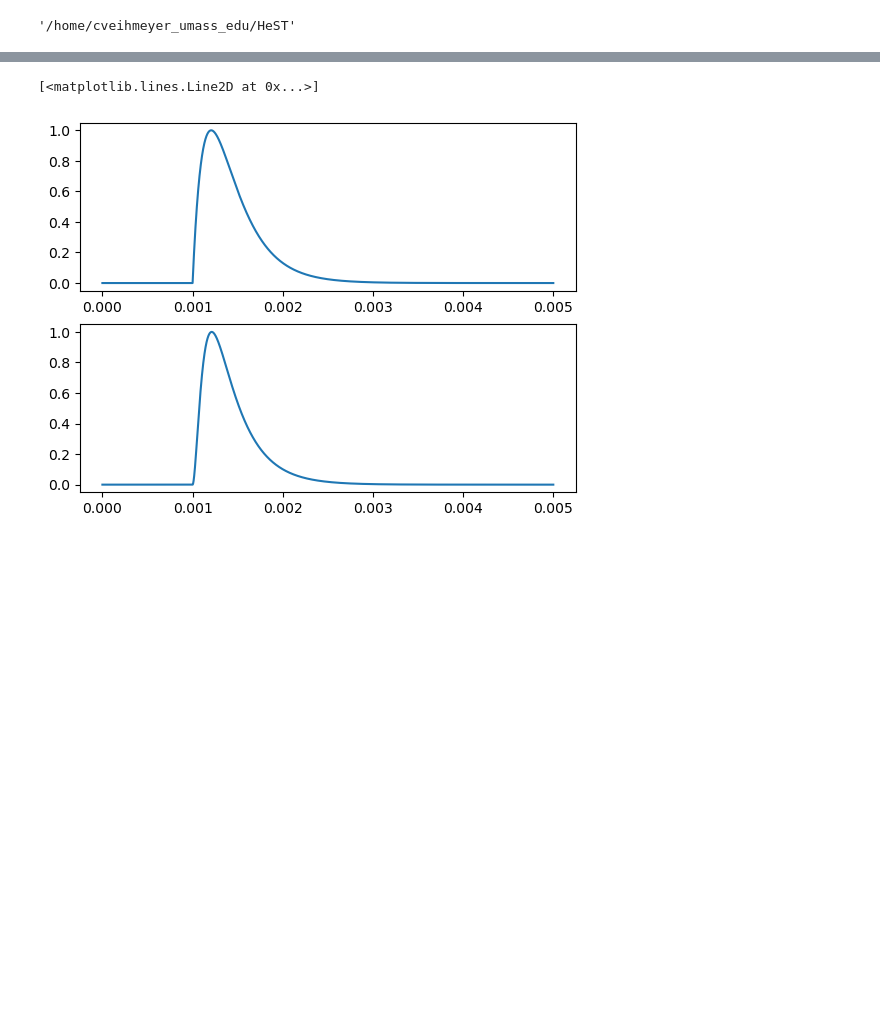
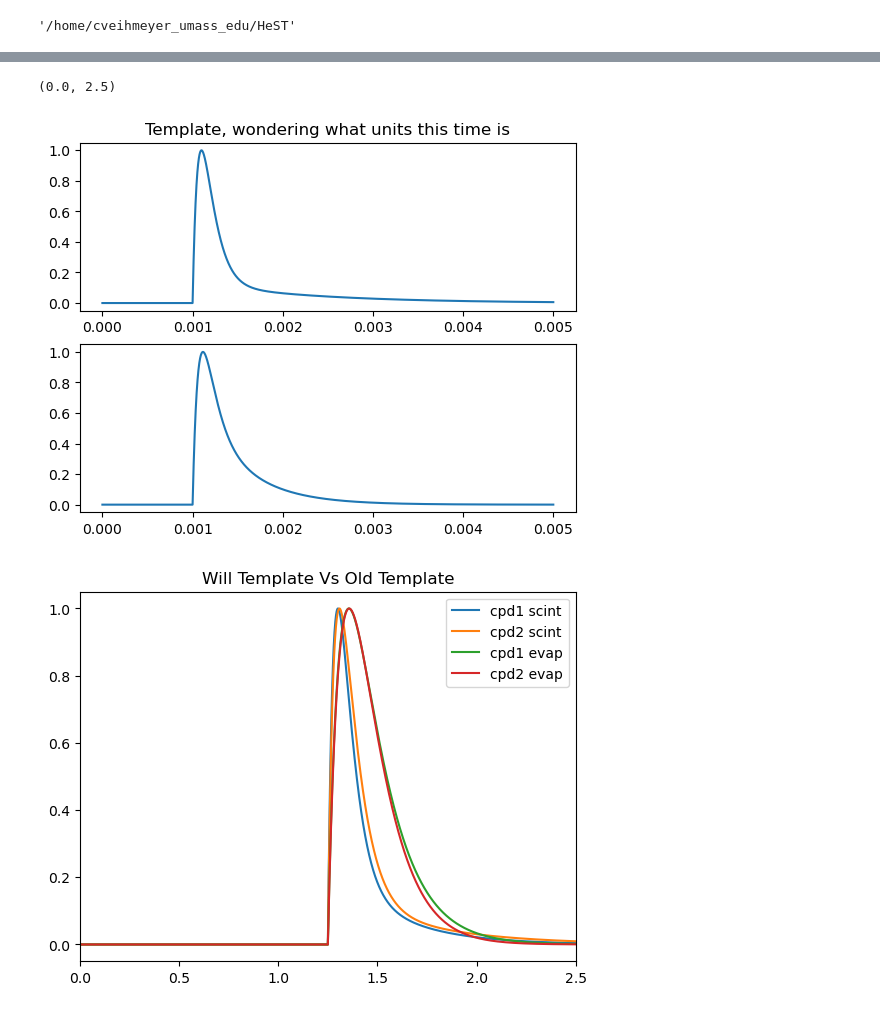
Before and after one commit to spice-herald/HeST, a Jupyter notebook: analysis/unity_analysis.ipynb, the cells around one changed output, grey strips where cells are left out. Drawn from its saved outputs; the diff is of its cells as text; code cells hidden in the pictures; blank space fills up the shorter version.

```diff
--- a/analysis/unity_analysis.ipynb
+++ b/analysis/unity_analysis.ipynb
@@ -80,12 +83,32 @@ ax.set_ylim(0, 8000)
-# %%
-cpd1_template = np.load('./data/dispersion_curves/template_cpd1_evaporation.npy')
-cpd2_template = np.load('./data/dispersion_curves/template_cpd2_evaporation.npy')
-time = np.load('./data/dispersion_curves/template_time.npy')
-
-
-fig, (ax0, ax1) = plt.subplots(2,1)
-ax0.plot(time, cpd1_template)
-ax1.plot(time, cpd2_template)
-# %% [output]
-[<matplotlib.lines.Line2D at 0x...>]
-[figure, removed]
+# %%
+cpd1_template = np.load('./data/dispersion_curves/cpd1_scintillation.npy')
+cpd2_template = np.load('./data/dispersion_curves/cpd2_scintillation.npy')
+time = np.load('./data/dispersion_curves/template_time.npy')
+
+
+fig, (ax0, ax1) = plt.subplots(2,1)
+ax0.plot(time, cpd1_template)
+ax1.plot(time, cpd2_template)
+ax0.set_title('Template, wondering what units this time is')
+
+
+
+templates = np.load('./data/dispersion_curves/templates.npy')
+time = np.linspace(0, 10, 25000)
+cpd1_scint_template = templates[0]
+cpd2_scint_template = templates[1]
+cpd1_evap_template = templates[2]
+cpd2_evap_template = templates[3]
+fig, ax = plt.subplots()
+ax.plot(time, cpd1_scint_template, label= 'cpd1 scint')
+
+ax.plot(time, cpd2_scint_template, label = 'cpd2 scint')
+ax.plot(time, cpd1_evap_template, label = 'cpd1 evap')
+ax.plot(time, cpd2_evap_template, label = 'cpd2 evap')
+ax.set_title('Will Template Vs Old Template')
+ax.legend()
+ax.set_xlim(0, 2.5)
+# %% [output]
+(0.0, 2.5)
+[figure, added]
+[figure, added]
```
Also changed, not shown: parts of 20 cells of this notebook, 12 other files.
